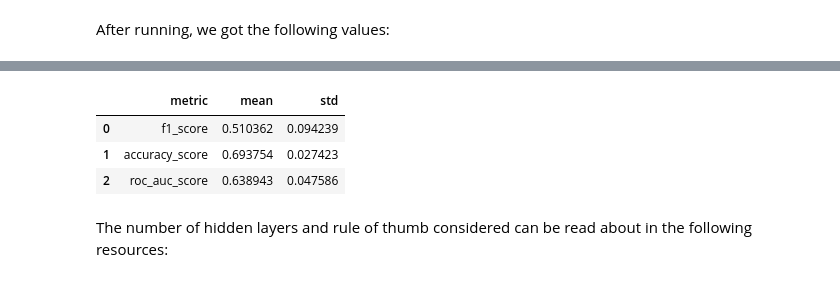
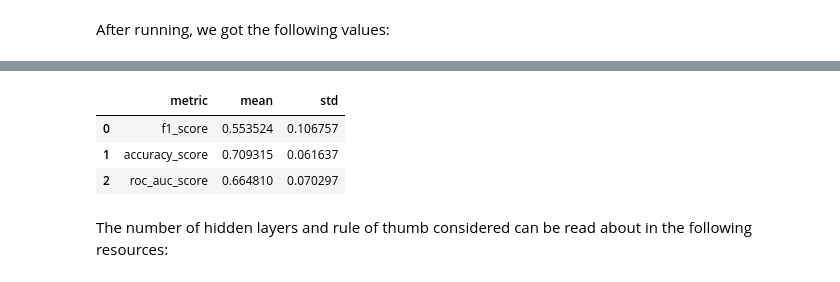
Before and after one commit to barbara-san/LabIACD-Project-1, a Jupyter notebook: Delivery/neural_network_parameter_hypertuning.ipynb, the cells around one changed output, grey strips where cells are left out. Cells and saved outputs as stored; diff of their text form; code cells hidden in the pictures.

```diff
--- a/Delivery/neural_network_parameter_hypertuning.ipynb
+++ b/Delivery/neural_network_parameter_hypertuning.ipynb
@@ -99,30 +99,30 @@ Results of the grid search parameter hypertunning:
         learning_rate: 0.01
 # %%
 best = {
-    'hidden_layer_nodes': 25,
+    'hidden_layer_nodes': 60,
 	'hidden_layer_activation': "relu",
 	'learning_rate': 0.01
 }
 
 nn_model = tf.keras.models.Sequential([
     tf.keras.layers.Input((50,), name="input"),
     tf.keras.layers.Dense(best['hidden_layer_nodes'], activation=best['hidden_layer_activation']),
     tf.keras.layers.Dense(2,activation='softmax')
 ])
 
 nn_model.compile(
     optimizer=tf.keras.optimizers.SGD(best['learning_rate']),
     loss=tf.keras.losses.SparseCategoricalCrossentropy(),
     metrics=[tf.keras.metrics.SparseCategoricalAccuracy()]
 )
 
 score = k_fold_cv_keras(compiled_model=nn_model, df=df, pca_components=50)
 results = mean_std_results_k_fold_CV(score)
 results
 # %% [output]
 |  | metric | mean | std |
-| 0 | f1_score | 0.510362 | 0.094239 |
-| 1 | accuracy_score | 0.693754 | 0.027423 |
-| 2 | roc_auc_score | 0.638943 | 0.047586 |
+| 0 | f1_score | 0.553524 | 0.106757 |
+| 1 | accuracy_score | 0.709315 | 0.061637 |
+| 2 | roc_auc_score | 0.664810 | 0.070297 |
 # %% [markdown]
 The number of hidden layers and rule of thumb considered can be read about in the following resources:
```
Also changed, not shown: parts of 2 cells of this notebook, 1 other file.
